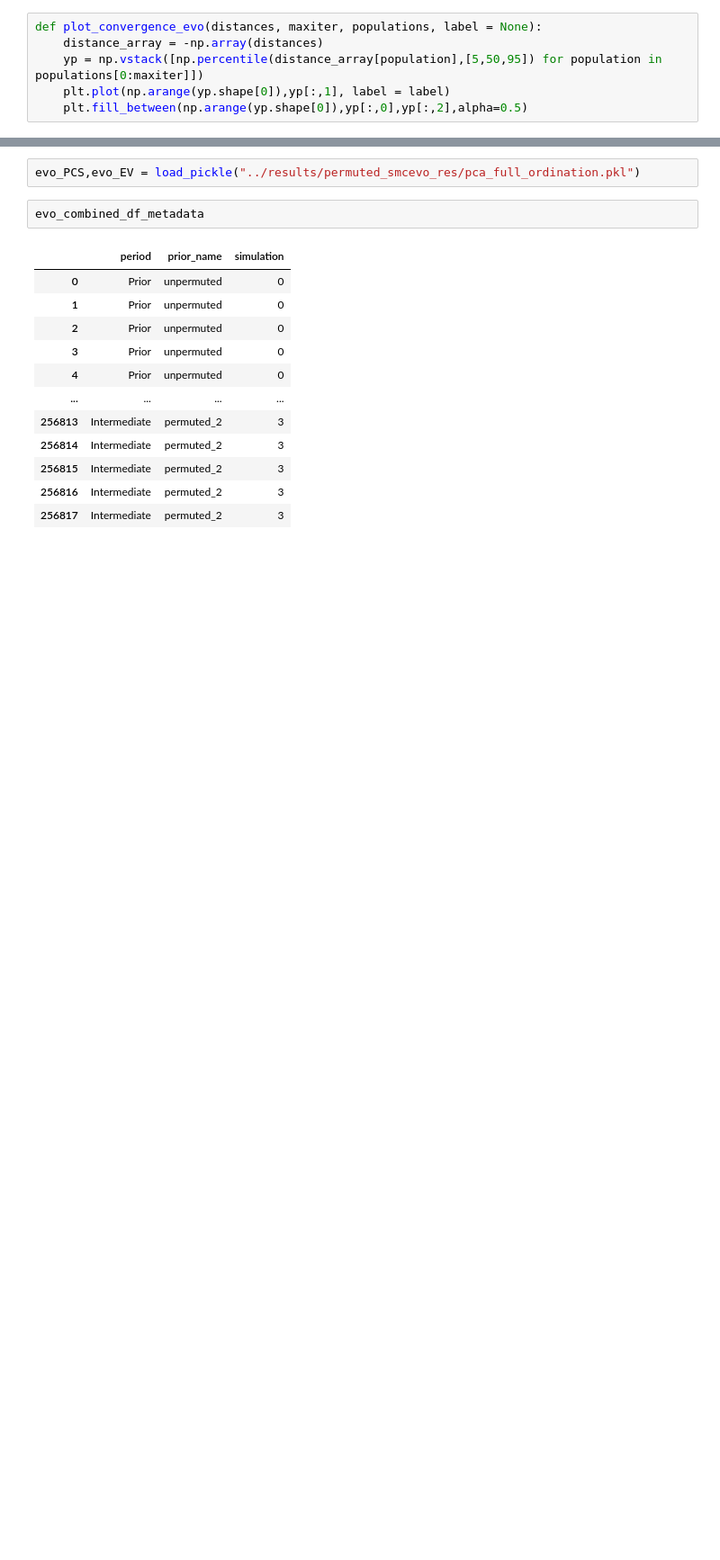
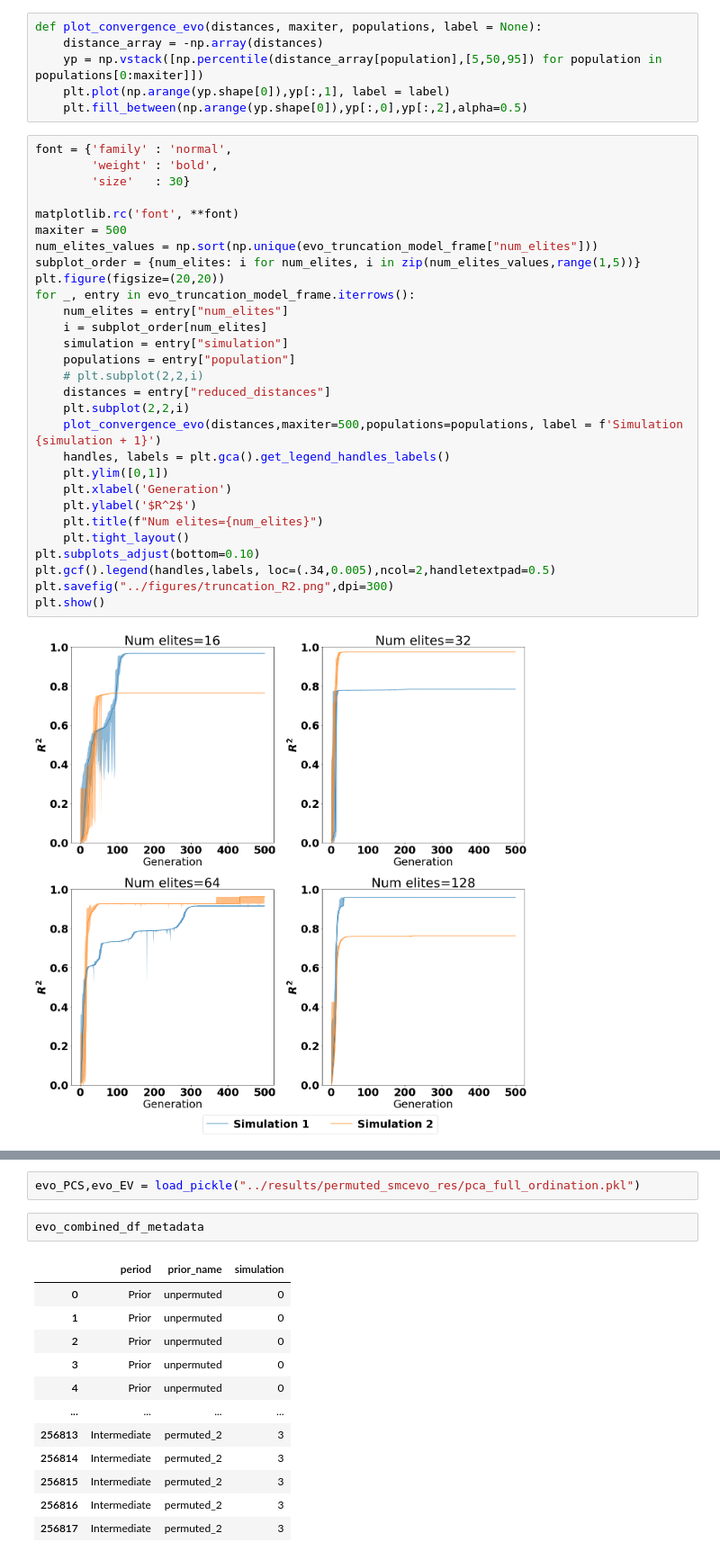
Before and after one commit to vetleser/BayesianGEM, a Jupyter notebook: code/visualization_for_manuscript.ipynb, the cells around one changed output, grey strips where cells are left out. Shown at 90% size. Drawn from its saved outputs; the diff is of its cells as text; blank space fills up the shorter version.

```diff
--- a/code/visualization_for_manuscript.ipynb
+++ b/code/visualization_for_manuscript.ipynb
@@ -266,6 +287,37 @@ def plot_convergence_evo(distances, maxiter, populations, label = None):
     yp = np.vstack([np.percentile(distance_array[population],[5,50,95]) for population in populations[0:maxiter]])
     plt.plot(np.arange(yp.shape[0]),yp[:,1], label = label)
     plt.fill_between(np.arange(yp.shape[0]),yp[:,0],yp[:,2],alpha=0.5)
+# %%
+font = {'family' : 'normal',
+        'weight' : 'bold',
+        'size'   : 30}
+
+matplotlib.rc('font', **font)
+maxiter = 500
+num_elites_values = np.sort(np.unique(evo_truncation_model_frame["num_elites"]))
+subplot_order = {num_elites: i for num_elites, i in zip(num_elites_values,range(1,5))}
+plt.figure(figsize=(20,20))
+for _, entry in evo_truncation_model_frame.iterrows():
+    num_elites = entry["num_elites"]
+    i = subplot_order[num_elites]
+    simulation = entry["simulation"]
+    populations = entry["population"]
+    # plt.subplot(2,2,i)
+    distances = entry["reduced_distances"]
+    plt.subplot(2,2,i)
+    plot_convergence_evo(distances,maxiter=500,populations=populations, label = f'Simulation {simulation + 1}')
+    handles, labels = plt.gca().get_legend_handles_labels()
+    plt.ylim([0,1])
+    plt.xlabel('Generation')
+    plt.ylabel('$R^2$')
+    plt.title(f"Num elites={num_elites}")
+    plt.tight_layout()
+plt.subplots_adjust(bottom=0.10)
+plt.gcf().legend(handles,labels, loc=(.34,0.005),ncol=2,handletextpad=0.5)
+plt.savefig("../figures/truncation_R2.png",dpi=300)
+plt.show()
+# %% [output]
+[figure, added]
 # %%
 font = {'family' : 'normal',
         'weight' : 'bold',
```
Also changed, not shown: parts of 7 cells of this notebook, 4 other files.
